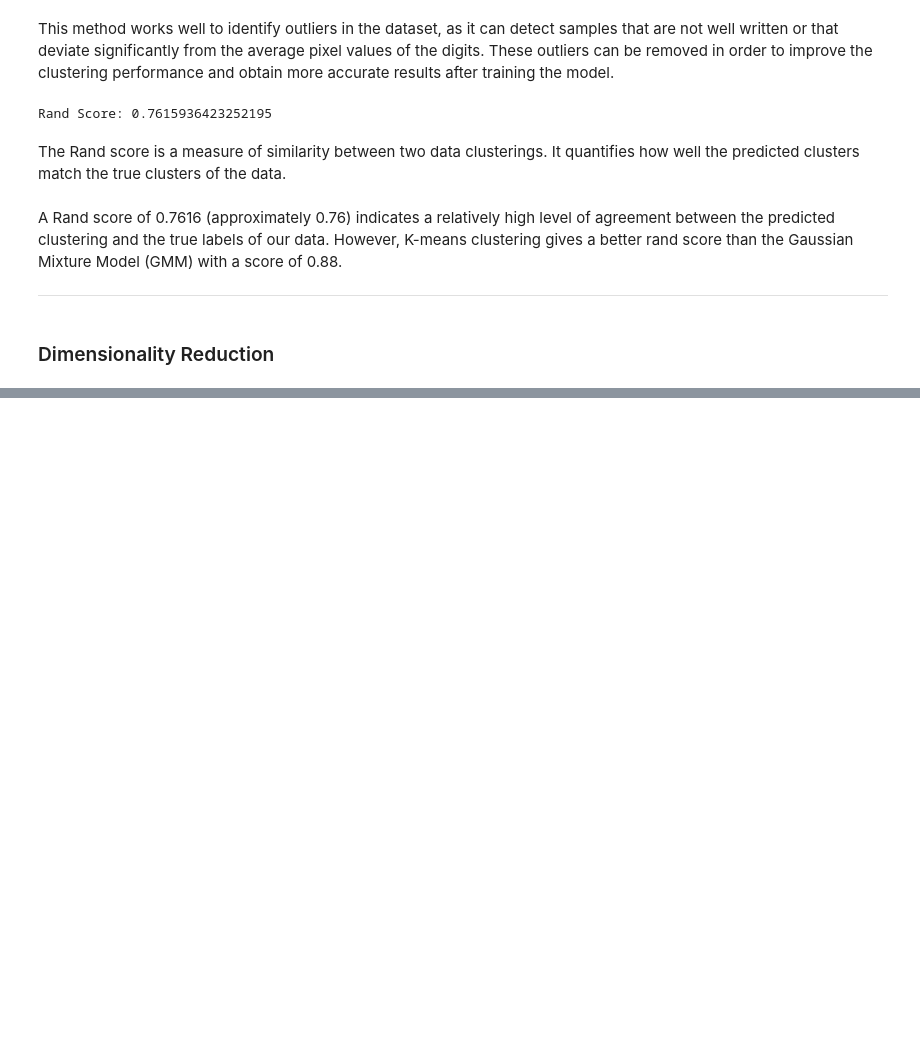
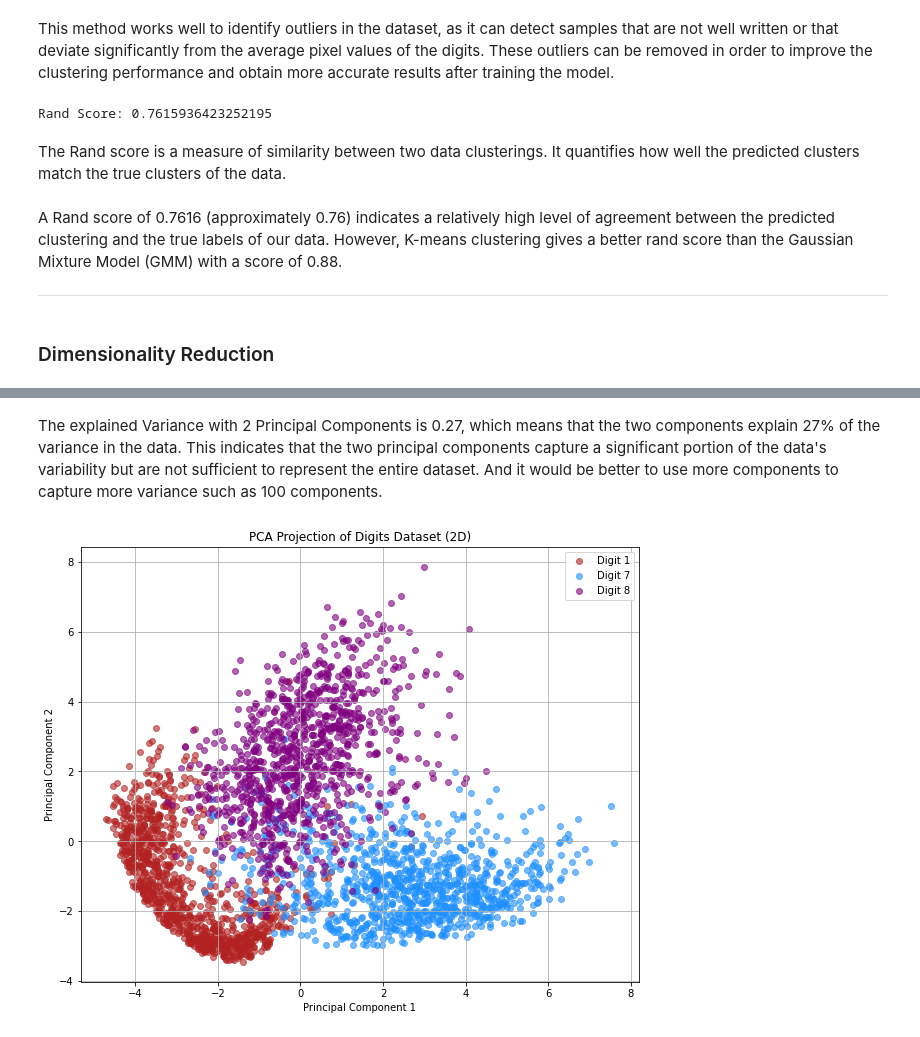
Before and after one commit to YessineMkaouar/Practical-Machine-Learning, a Jupyter notebook: temp.ipynb, the cells around one changed output, grey strips where cells are left out. Saved outputs shown, nothing was run; the diff lists cells and outputs as text; code cells hidden in the pictures; blank space fills up the shorter version.

```diff
--- a/temp.ipynb
+++ b/temp.ipynb
@@ -1187,0 +1230,28 @@ A Rand score of 0.7616 (approximately 0.76) indicates a relatively high level of
+# %% [markdown]
+The explained Variance with 2 Principal Components is 0.27, which means that the two components explain 27% of the variance in the data. This indicates that the two principal components capture a significant portion of the data's variability but are not sufficient to represent the entire dataset. And it would be better to use more components to capture more variance such as 100 components.
+# %%
+# Initialize PCA with n_components=2 to reduce the data to 2 dimensions
+pca_2d = PCA(n_components=2)
+
+# Fit PCA on the digits data and transform the data to 2 dimensions
+x2_pca = pca_2d.fit_transform(x2)
+
+# Plot the projected samples in 2D space, colored by their true class labels
+plt.figure(figsize=(10, 8))
+
+# Define a color map for the classes
+colors = ['firebrick', 'dodgerblue', 'purple']
+
+# Scatter plot of the projected samples
+for i, digit in enumerate(np.unique(y2)):
+    plt.scatter(x2_pca[y2 == digit, 0], x2_pca[y2 == digit, 1],
+                color=colors[i], label=f'Digit {digit}', alpha=0.6)
+
+plt.title('PCA Projection of Digits Dataset (2D)')
+plt.xlabel('Principal Component 1')
+plt.ylabel('Principal Component 2')
+plt.legend()
+plt.grid(True)
+plt.show()
+# %% [output]
+[figure, added]
```
Also changed, not shown: parts of 17 cells of this notebook.
